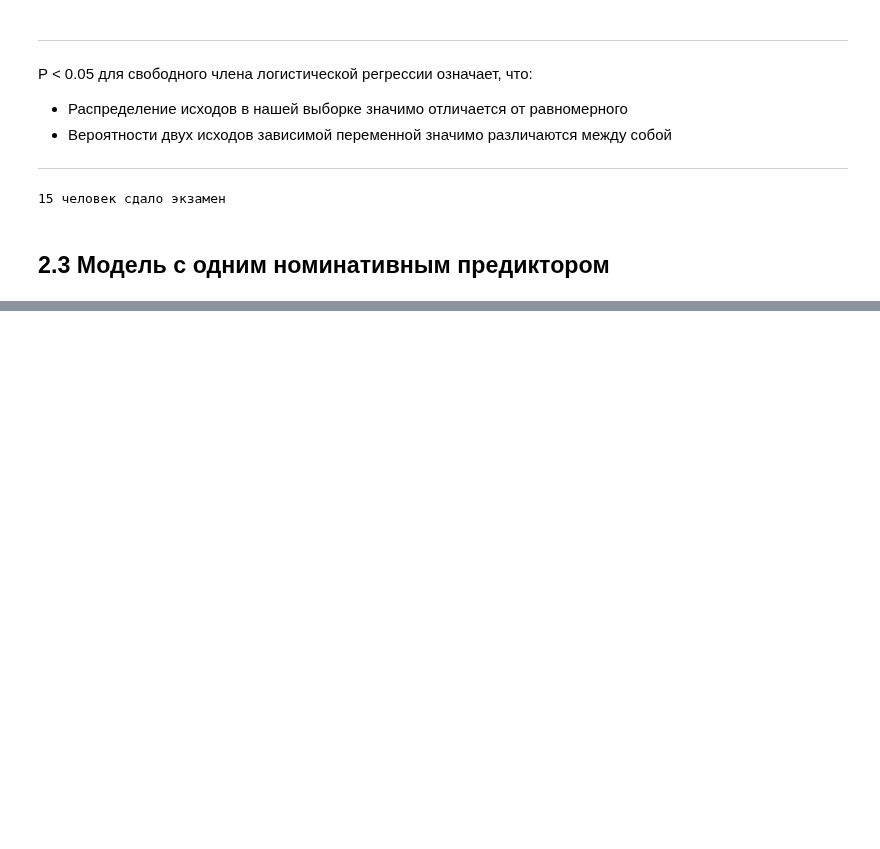
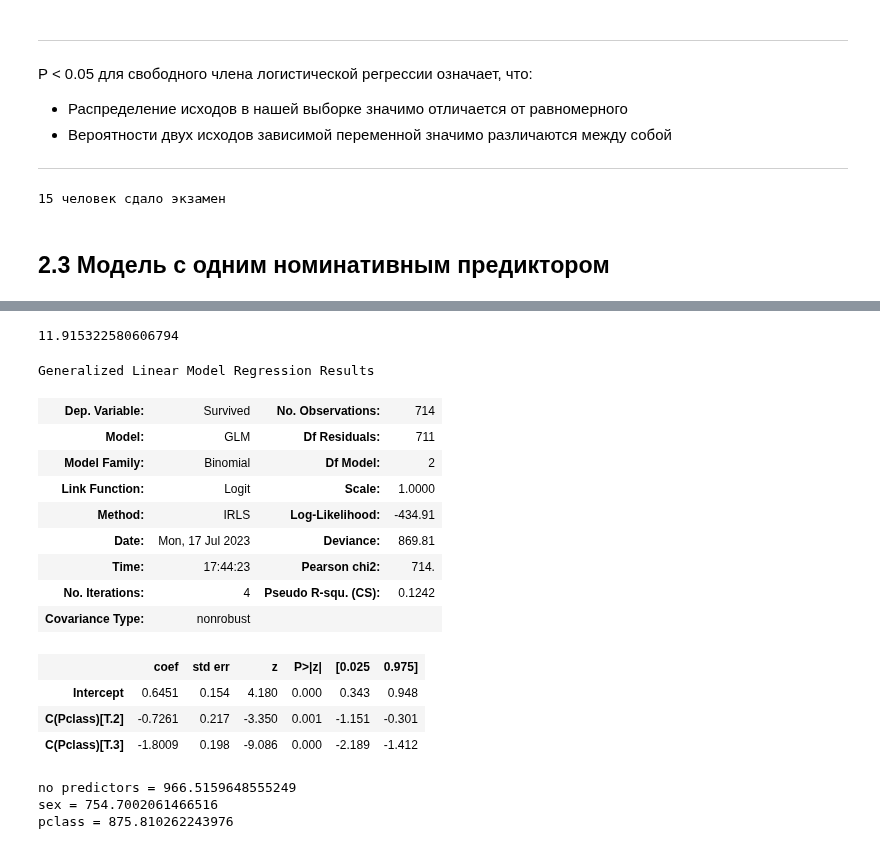
Before and after one commit to LiquidVac/My_study, a Jupyter notebook: STEPIK. Основы статистики ч.2/Лекция 2. Основы Cтатистики ч.2.ipynb, the cells around one changed output, grey strips where cells are left out. Saved outputs shown, nothing was run; the diff lists cells and outputs as text; code cells hidden in the pictures; blank space fills up the shorter version.

```diff
--- a/STEPIK. Основы статистики ч.2/Лекция 2. Основы Cтатистики ч.2.ipynb
+++ b/STEPIK. Основы статистики ч.2/Лекция 2. Основы Cтатистики ч.2.ipynb
@@ -296,0 +458,40 @@ print(round(n * p), "человек сдало экзамен")
+# %%
+""" Во сколько раз шансы выжить для женщин превышают шансы выжить для мужчин? """
+# odds_female / odds_male
+1 / np.exp(SexMale)
+# %% [output]
+11.915322580606794
+# %%
+""" Давайте посмотрим на результаты регрессии, где зависимая переменная - выжил/не выжил человек в кораблекрушении,
+    предиктор - тип билета (три класса: First, Second, Third)."""
+glm_binomial = smf.glm(formula='Survived ~ C(Pclass)', data=titanic_df, family=sm.families.Binomial()).fit()
+glm_binomial.summary()
+
+# Для пассажиров в первом классе вероятность выжить выше вероятности погибнуть.
+# Intercept - это логарифм шансов выжить для пассажиров в первом классе.
+# Шансы выжить для пассажиров в третьем классе значимо ниже по сравнению с пассажирами в первом классе.
+# Шансы выжить для пассажиров во втором классе значимо ниже по сравнению с пассажирами в первом классе.
+# %% [output]
+Generalized Linear Model Regression Results
+| Dep. Variable: | Survived | No. Observations: | 714 |
+| Model: | GLM | Df Residuals: | 711 |
+| Model Family: | Binomial | Df Model: | 2 |
+| Link Function: | Logit | Scale: | 1.0000 |
+| Method: | IRLS | Log-Likelihood: | -434.91 |
+| Date: | Mon, 17 Jul 2023 | Deviance: | 869.81 |
+| Time: | 17:44:23 | Pearson chi2: | 714. |
+| No. Iterations: | 4 | Pseudo R-squ. (CS): | 0.1242 |
+| Covariance Type: | nonrobust |  |  |
+|  | coef | std err | z | P>|z| | [0.025 | 0.975] |
+| Intercept | 0.6451 | 0.154 | 4.180 | 0.000 | 0.343 | 0.948 |
+| C(Pclass)[T.2] | -0.7261 | 0.217 | -3.350 | 0.001 | -1.151 | -0.301 |
+| C(Pclass)[T.3] | -1.8009 | 0.198 | -9.086 | 0.000 | -2.189 | -1.412 |
+# %%
+pclass_aic = glm_binomial.aic
+print("no predictors =", no_predictor_aic)
+print("sex =", sex_aic)
+print("pclass =", pclass_aic)
+# %% [output]
+no predictors = 966.5159648555249
+sex = 754.7002061466516
+pclass = 875.810262243976
```
Also changed, not shown: parts of 19 cells of this notebook.
